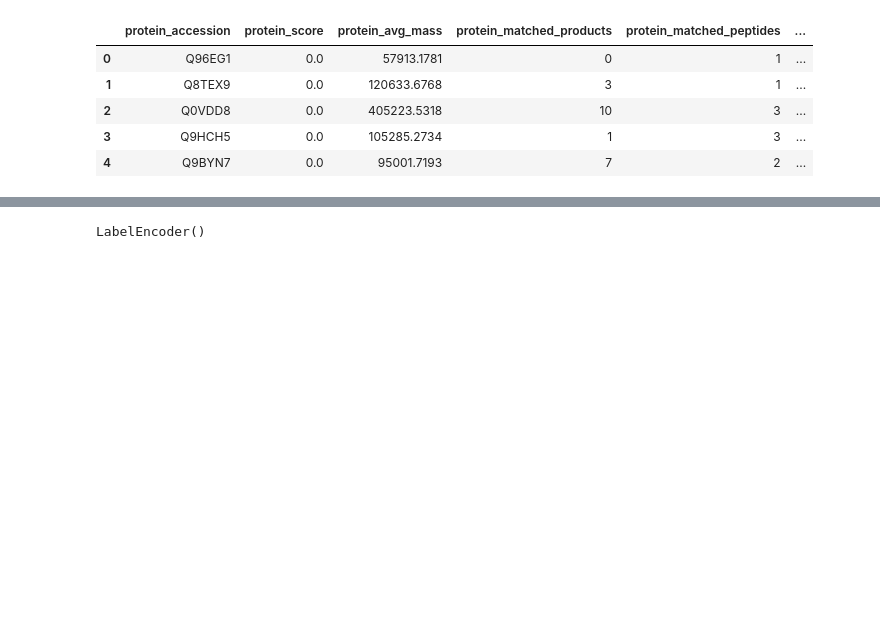
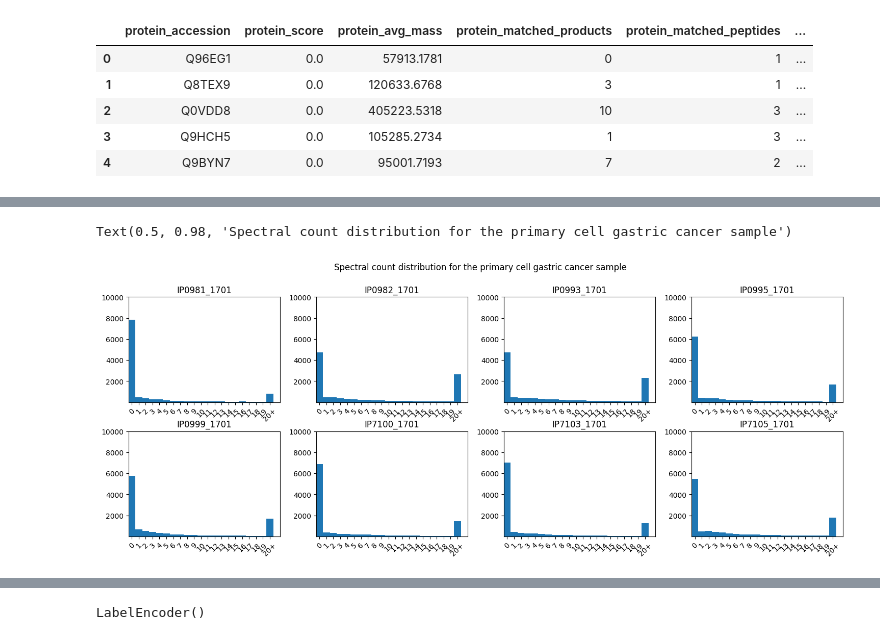
Before and after one commit to FDUguchunhui/protools, a Jupyter notebook: PPI-for-protein-detection/python-analysis/GNN-PPI.ipynb, the cells around one changed output, grey strips where cells are left out. Saved outputs shown, nothing was run; the diff lists cells and outputs as text; code cells hidden in the pictures; blank space fills up the shorter version.

```diff
--- a/PPI-for-protein-detection/python-analysis/GNN-PPI.ipynb
+++ b/PPI-for-protein-detection/python-analysis/GNN-PPI.ipynb
@@ -29,0 +102,5 @@ proteins.head()
+# %%
+dat_spc = pd.read_csv('../data/gastric-primary-cell/gastric_primary_cell_count.csv')
+dat_spc.rename(columns={'Unnamed: 0': 'accession'}, inplace=True)
+dat_spc = dat_spc[dat_spc['accession'].isin(nextprot_dat['acc_code'])]
+dat_spc.head()
@@ -29,0 +114,20 @@ proteins.head()
+# %%
+fig, ax = plt.subplots(2, 4, figsize=(15, 6))
+fig.suptitle('Spectral count distribution for the primary cell gastric cancer sample')
+fig.tight_layout(pad=2)
+bins = np.arange(0, 21, 1)
+for idx, col in enumerate(dat_spc.columns[1:]):
+    first_axis = int(idx / 4)
+    second_axis = int(idx % 4)
+    sub_ax = ax[first_axis][second_axis]
+    _ = sub_ax.set_ylim([1, 10000]);
+    _ = sub_ax.hist(np.clip(dat_spc[col], bins[0], bins[-1]), bins=np.arange(0, 22));
+    _ = sub_ax.set_title(col);
+    _ = sub_ax.set_xlim(0, 22)
+    _ = sub_ax.set_xticks(bins + 0.5)
+    xlabels = bins[0:].astype(str)
+    xlabels[-1] += '+'
+    _ = sub_ax.set_xticklabels(xlabels, rotation=45)
+# %% [output]
+Text(0.5, 0.98, 'Spectral count distribution for the primary cell gastric cancer sample')
+[figure, added]
```
Also changed, not shown: parts of 51 cells of this notebook, 3 other files.
